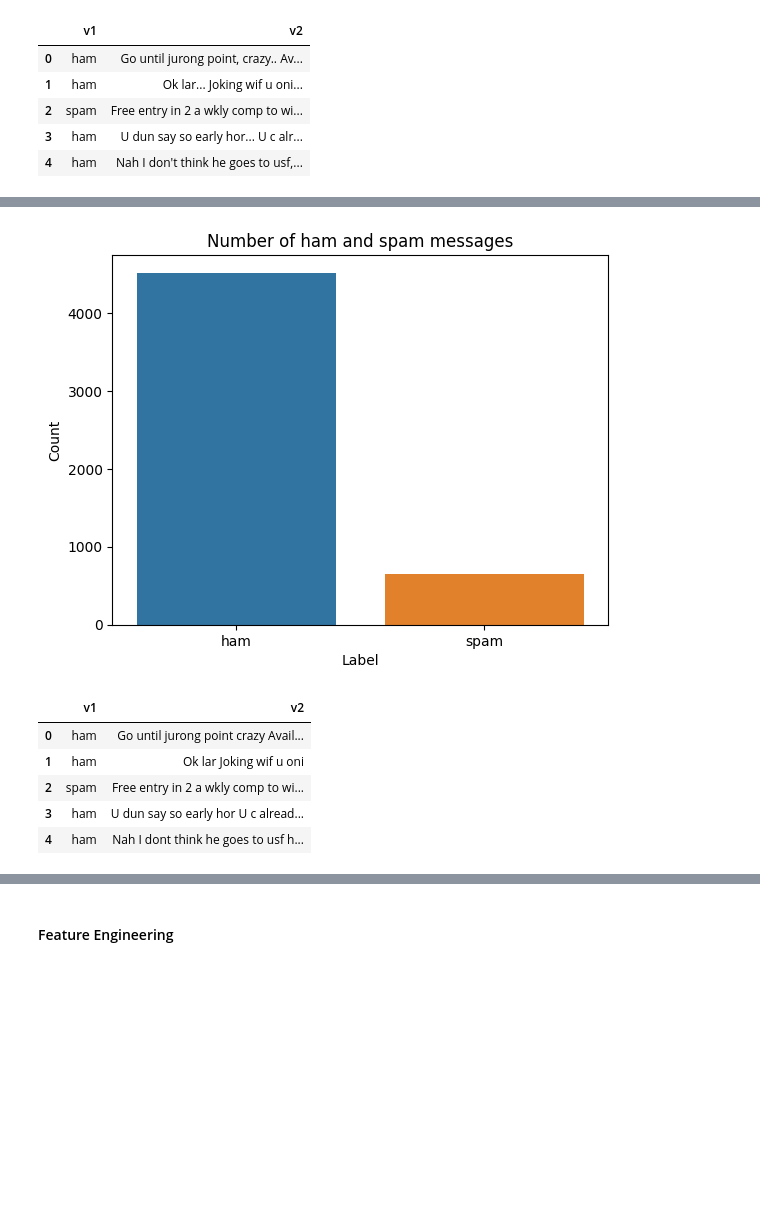
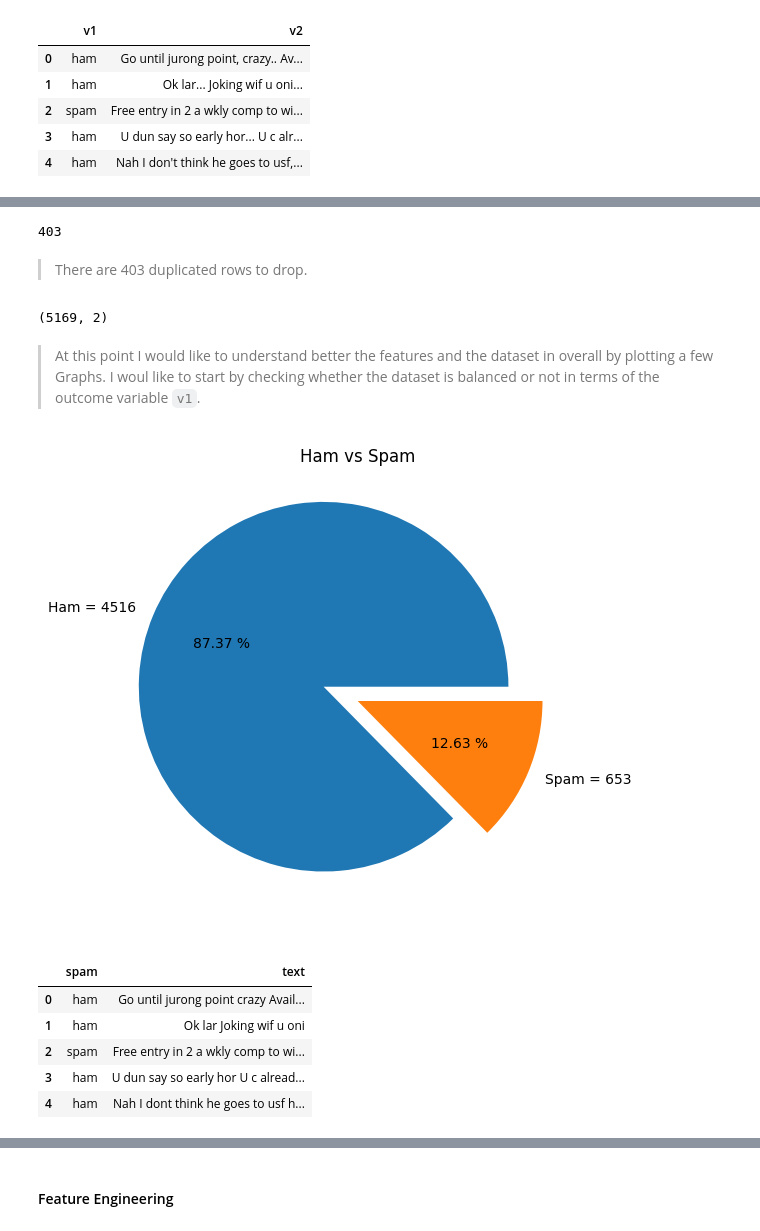
Before and after one commit to CarlosMEbratt/Spam-detection, a Jupyter notebook: main.ipynb, the cells around one changed output, grey strips where cells are left out. Drawn from its saved outputs; the diff is of its cells as text; code cells hidden in the pictures; blank space fills up the shorter version.

```diff
--- a/main.ipynb
+++ b/main.ipynb
@@ -85,0 +101,4 @@ df.shape
+# %%
+# changing v1 column to spam and text column to text
+df = df.rename(columns={"v1": "spam", "v2": "text"})
+df.head()
@@ -86,11 +112,41 @@ df.shape
+# %%
+# Count of duplicated rows
+df.duplicated().sum()
+# %% [output]
+403
+# %% [markdown]
+> There are 403 duplicated rows to drop.
+# %%
+#removing duplicates
+df = df.drop_duplicates()
+df.shape
+# %% [output]
+(5169, 2)
+# %% [markdown]
+> At this point I would like to understand better the features and the dataset in overall by plotting a few Graphs.
+I woul like to start by checking whether the dataset is balanced or not in terms of the outcome variable `v1`.
 # %%
-sns.countplot(x='v1', data=df, orient='v')
-plt.xlabel('Label')
-plt.ylabel('Count')
-plt.title('Number of ham and spam messages')
+# sns.countplot(x='spam', data=df, orient='v')
+# plt.xlabel('Label')
+# plt.ylabel('Count')
+# plt.title('Number of ham and spam messages')
+# plt.show()
+
+number_of_spam = df[df['spam'] == 'spam'].shape[0]
+number_of_ham = df[df['spam'] == 'ham'].shape[0]
+
+plt.figure(figsize=(7,6))
+
+mail_categories = [number_of_ham, number_of_spam]
+labels = [f"Ham = {number_of_ham}", f"Spam = {number_of_spam}"]
+explode = [.2, 0]
+
+plt.pie(mail_categories, labels=labels, explode=explode, autopct="%.2f %%")
+plt.title("Ham vs Spam")
+
 plt.show()
 # %% [output]
-[figure, old version]
+[figure, new version]
 # %%
 # Removing punctuation
 import string
@@ -99,10 +155,10 @@ string.punctuation
 def remove_punctuation(text):
     return text.translate(str.maketrans('', '', string.punctuation))
 
-df['v2'] = df['v2'].apply(remove_punctuation)
+df['text'] = df['text'].apply(remove_punctuation)
 df.head()
 # %% [output]
-|  | v1 | v2 |
+|  | spam | text |
 | 0 | ham | Go until jurong point crazy Avail... |
 | 1 | ham | Ok lar Joking wif u oni |
 | 2 | spam | Free entry in 2 a wkly comp to wi... |
```
Also changed, not shown: parts of 22 cells of this notebook.
